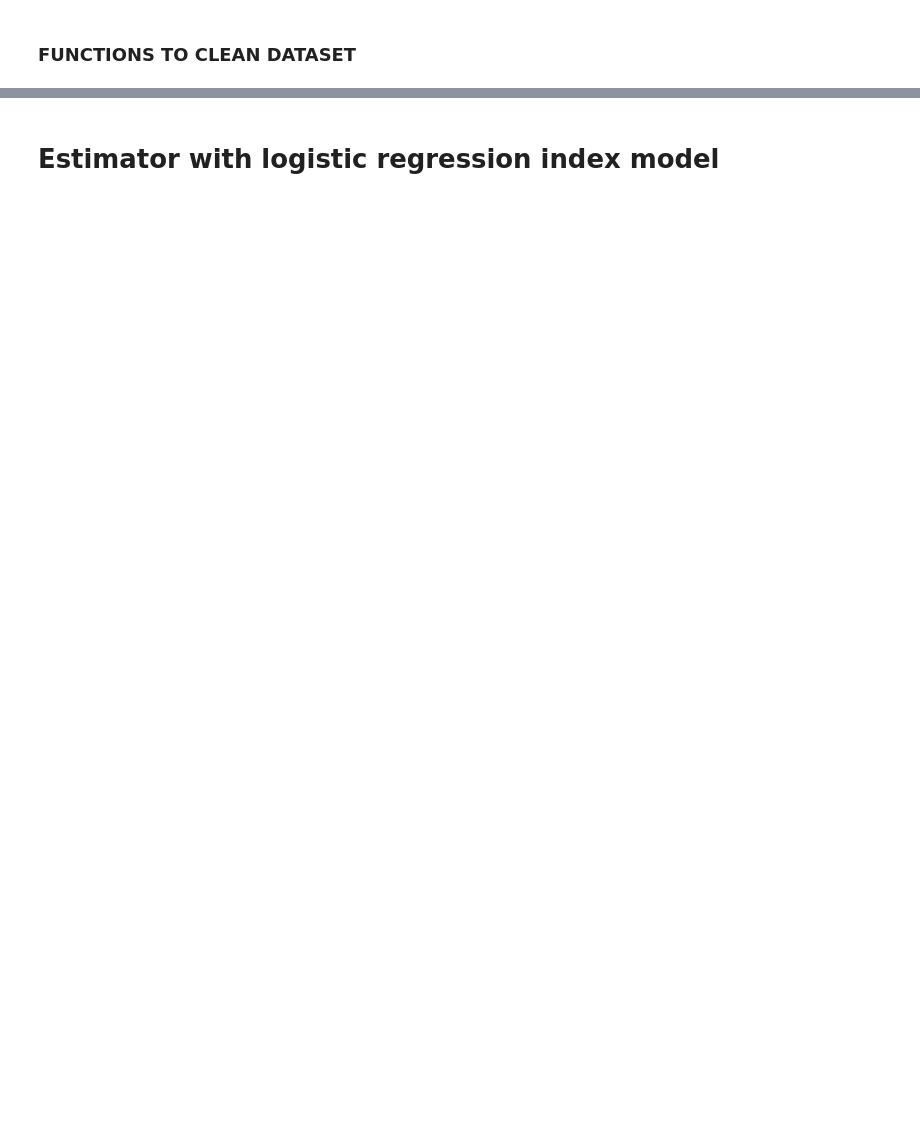
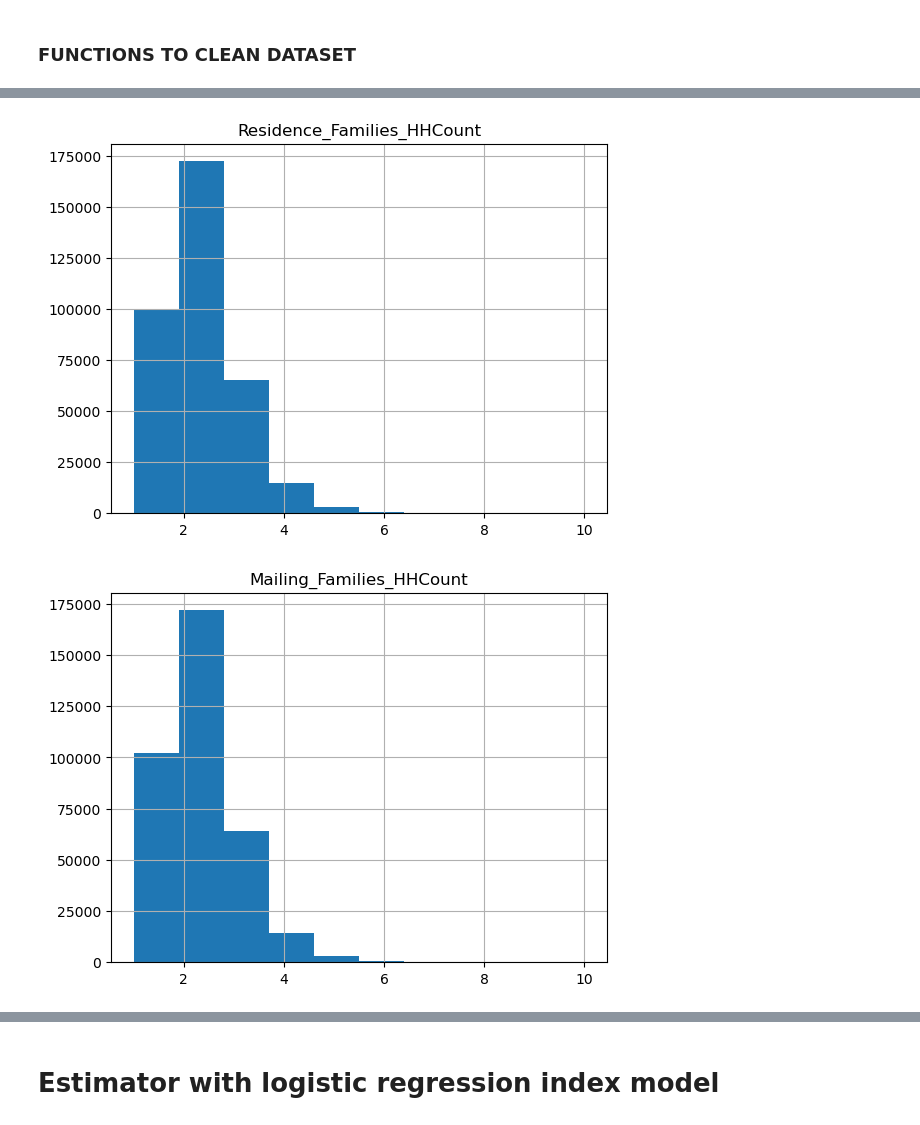
Before and after one commit to Big-Data-Analytics-235/voter-project, a Jupyter notebook: getting nonvoter ID data.ipynb, the cells around one changed output, grey strips where cells are left out. Cells and saved outputs as stored; diff of their text form; code cells hidden in the pictures; blank space fills up the shorter version.

```diff
--- a/getting nonvoter ID data.ipynb
+++ b/getting nonvoter ID data.ipynb
@@ -27,7 +27,7 @@ import pandas as pd
 # %%
 cols_to_keep = [
     "Voters_Gender", # cat
-#     "Voters_Age", # num
+    "Voters_Age", # num
     "Voters_BirthDate", # ignore
     "Residence_Families_HHCount", # num
     "Residence_HHGender_Description", # cat
@@ -239,5 +333,5 @@ df_ref.printSchema()
 # %%
-def impute_values_function(input_df: DataFrame) -> DataFrame:
+def impute_numeric_values_function(input_df: DataFrame) -> DataFrame:
 
     # Create copy of working df
     input_df = input_df.alias('input_df')
@@ -245,18 +339,9 @@ def impute_values_function(input_df: DataFrame) -> DataFrame:
     # Impute the missing values in the numerical columns with the mean -- minimize change to z-scores of given data
     imputer = Imputer(
         inputCols=numeric_cols,
-        outputCols=["{}_imp".format(c) for c in numeric_cols]
+        outputCols=numeric_cols
     )
 
     input_df = imputer.fit(input_df).transform(input_df)
 
-    # Impute categorical columns -- maybe it's better to drop these records
-    # input_df = input_df.fillna("missing", subset = categorical_cols)
-
-    indexed_cols = [f"{c}_ind" for c in categorical_cols]
-
-    # Ecode categorical variables
-    indexer = StringIndexer(inputCols = categorical_cols, outputCols = indexed_cols)
-    input_df = indexer.fit(input_df).transform(input_df)
-
     return input_df
@@ -334,4 +438,8 @@ indi = impute_values_function(indi)
 indi = clean_voter_participation(indi)
 indi.printSchema()
 # %%
-indi.columns
+for c in numeric_cols:
+    indi.select(c).toPandas().hist()
+# %% [output]
+[figure, added]
+[figure, added]
```
Also changed, not shown: parts of 24 cells of this notebook, 10 other files.
